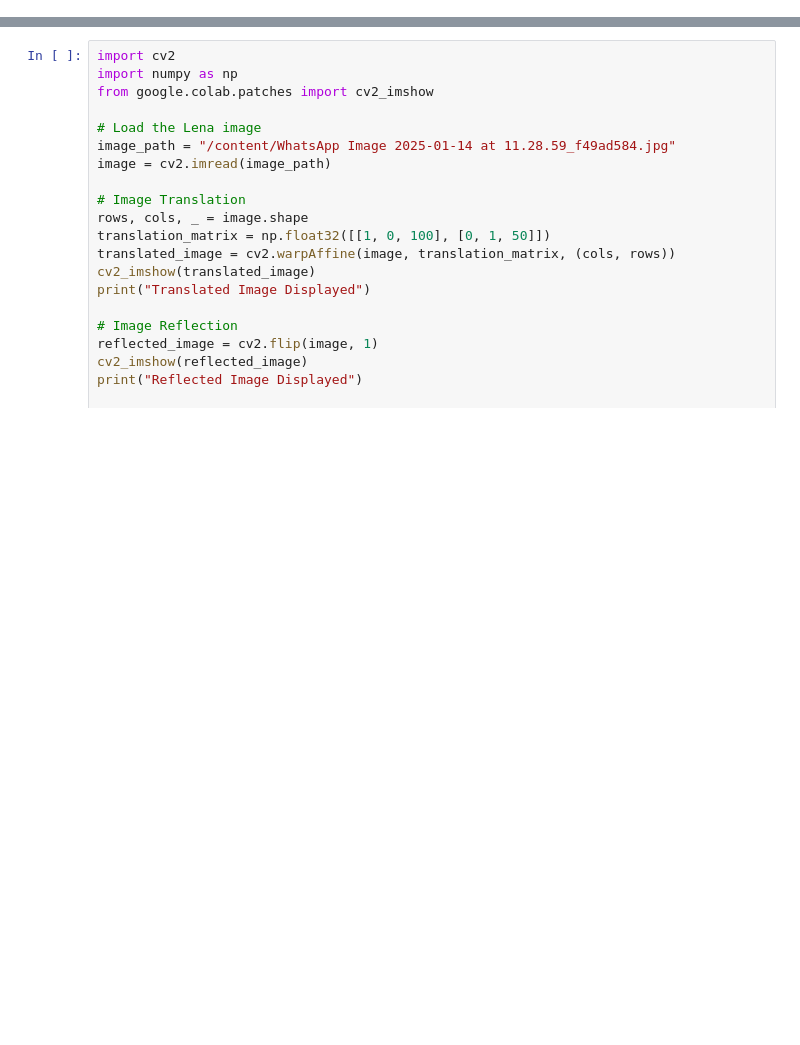
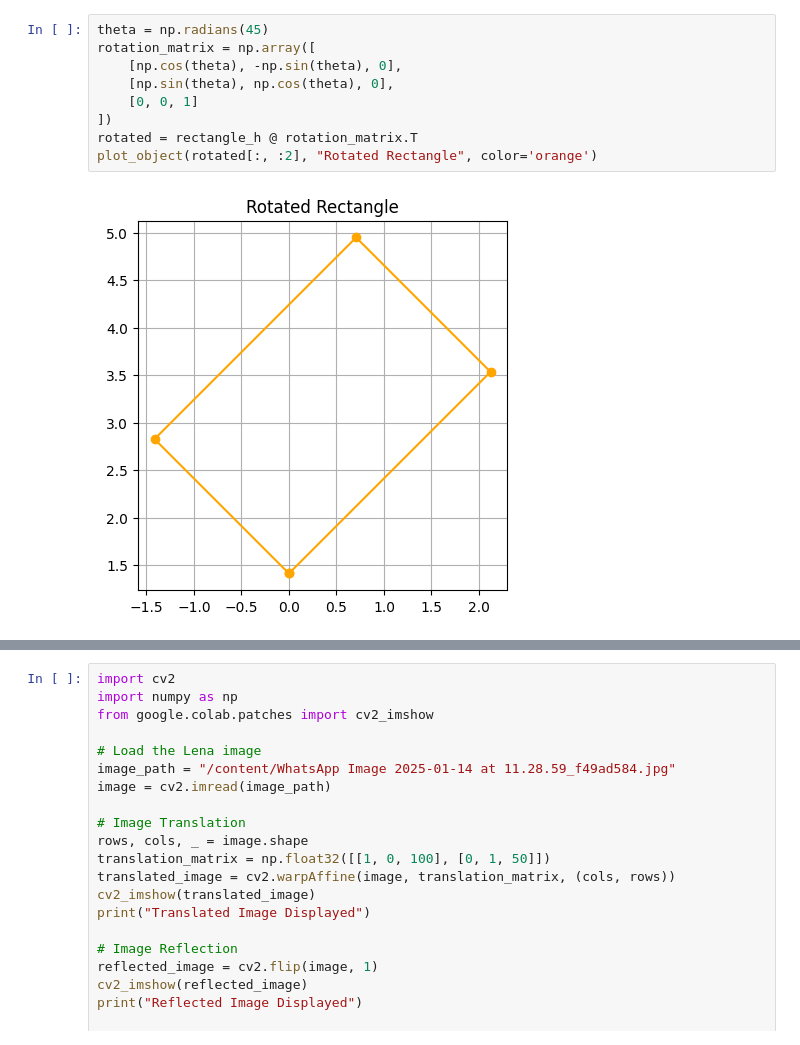
Before and after one commit to srivastavask/cvlab-ai, a Jupyter notebook: lab1/B41_E22CSEU1213_Kanishka/lab1.ipynb, the cells around one changed output, grey strips where cells are left out. Drawn from its saved outputs; the diff is of its cells as text; blank space fills up the shorter version.

```diff
--- a/lab1/B41_E22CSEU1213_Kanishka/lab1.ipynb
+++ b/lab1/B41_E22CSEU1213_Kanishka/lab1.ipynb
@@ -2,0 +39,11 @@
+# %%
+theta = np.radians(45)
+rotation_matrix = np.array([
+    [np.cos(theta), -np.sin(theta), 0],
+    [np.sin(theta), np.cos(theta), 0],
+    [0, 0, 1]
+])
+rotated = rectangle_h @ rotation_matrix.T
+plot_object(rotated[:, :2], "Rotated Rectangle", color='orange')
+# %% [output]
+[figure, added]
```
Also changed, not shown: parts of 8 cells of this notebook.
